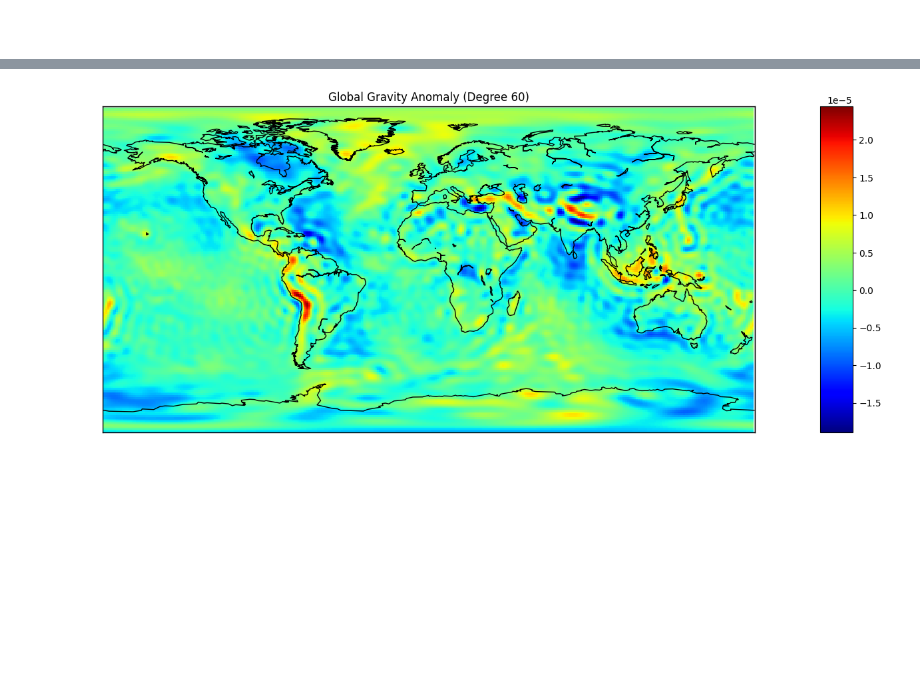
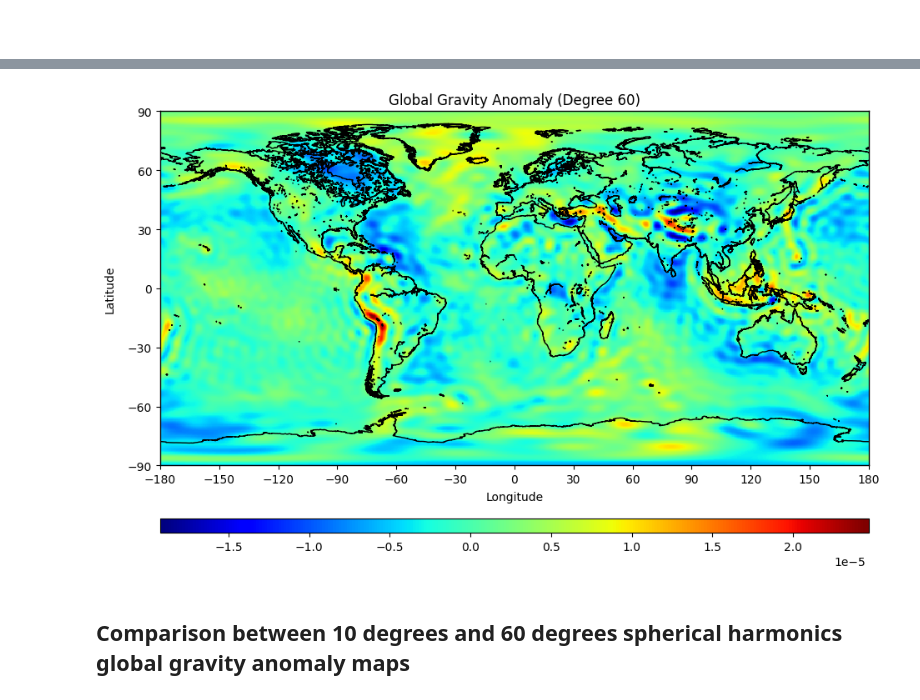
Before and after one commit to adonaymc/ceri8211_S2025, a Jupyter notebook: homework2_gravity/hmwk2_exercise5.ipynb, the cells around one changed output, grey strips where cells are left out. Drawn from its saved outputs; the diff is of its cells as text; code cells hidden in the pictures; blank space fills up the shorter version.

Commit message:
updating to correct plots of global gravity anomaly maps

```diff
--- a/homework2_gravity/hmwk2_exercise5.ipynb
+++ b/homework2_gravity/hmwk2_exercise5.ipynb
@@ -11,12 +18,9 @@ main_dir = os.getcwd()
 if not os.path.exists(os.path.join(main_dir, 'outputs')):
     os.makedirs(os.path.join(main_dir, 'outputs'))
 out_dir = os.path.join(main_dir, 'outputs')
-
-# Define Constant
-R = 6.3781363000000000E+06     # From the WHU-SWPU-GOGR2022S dataset. Radius Earth (m)
 # %%
 ggfm_file = 'WHU-SWPU-GOGR2022S.gfc'
-n_max = 10  # Degree of the spherical harmonic expansion
+n_max = 60  # Degree of the spherical harmonic expansion
 
 C = {}
 S = {}
@@ -67,3 +81,19 @@ def delta_g_single_point(theta, phi, C, S, nmax=10):
 
     delta_g_val = val_sum # I did not multiply by GM/R^2, because it is normalized gravity anomally
     return delta_g_val
+# %%
+# Define lat/lon arrays
+step = 0.5  # Step size in degrees for the grid
+lat_vals = np.arange(-90, 90+1, step)
+lon_vals = np.arange(-180, 180+1, step)
+
+# Prepare a 2D array for the anomaly
+delta_g_map_1 = np.zeros((len(lat_vals), len(lon_vals)))
+
+for i, lat in enumerate(lat_vals):
+    # colatitude in radians:
+    theta = np.radians(90.0 - lat)
+    for j, lon in enumerate(lon_vals):
+        phi = np.radians(lon + 180.0)
+        # Calculate anomaly at this grid point
+        delta_g_map_1[i, j] = delta_g_single_point(theta, phi, C, S, nmax=10)
@@ -70,8 +129,9 @@ def delta_g_single_point(theta, phi, C, S, nmax=10):
 # %%
 # Define lat/lon arrays
-step = 1  # Step size in degrees for the grid
-lat_vals = np.arange(-90, 90, step)
-lon_vals = np.arange(-180, 180, step)
+n_max = 60
+step = 0.5  # Step size in degrees for the grid
+lat_vals = np.arange(-90, 90+1, step)
+lon_vals = np.arange(-180, 180+1, step)
 
 # Prepare a 2D array for the anomaly
 delta_g_map = np.zeros((len(lat_vals), len(lon_vals)))
@@ -82,4 +142,4 @@ for i, lat in enumerate(lat_vals):
     for j, lon in enumerate(lon_vals):
         phi = np.radians(lon + 180.0)
         # Calculate anomaly at this grid point
-        delta_g_map[i, j] = delta_g_single_point(theta, phi, C, S, nmax=n_max)
+        delta_g_map[i, j] = delta_g_single_point(theta, phi, C, S, nmax=60)
@@ -86,25 +166,31 @@ for i, lat in enumerate(lat_vals):
 # %%
-map = Basemap(projection='cyl', llcrnrlat=-90, urcrnrlat=90, llcrnrlon=-180, urcrnrlon=180, resolution='c')
+map = Basemap(projection='cyl', llcrnrlat=-90, urcrnrlat=90, llcrnrlon=-180, urcrnrlon=180, resolution='i')
 #map = Basemap(projection='robin', lon_0=0, resolution='i')
 
 lon_grid, lat_grid = np.meshgrid(lon_vals, lat_vals)
 
 x, y = map(lon_grid, lat_grid)
 
 fig = plt.figure(figsize=(12,6))
 
 map.drawcoastlines()
 map.drawmapboundary()
 
 cs = map.pcolormesh(x, y, delta_g_map, cmap='jet', shading='auto')
 
-cbar = map.colorbar(cs, location='right', pad='10%')
-
-plt.title(f'Global Gravity Anomaly (Degree {n_max})')
+cbar = map.colorbar(cs, location='bottom', pad="15%", size="4%", extend='both', extendfrac='auto', extendrect=True)
+plt.title(f'Global Gravity Anomaly (Degree {60})')
+plt.xlabel('Longitude', labelpad=5)
+plt.ylabel('Latitude', labelpad=10)
+#show ticks and labels
+plt.xticks(np.arange(-180, 181, 30))  # Longitude ticks at 30-degree intervals
+plt.yticks(np.arange(-90, 91, 30))    # Latitude ticks at 30-degree intervals
 
 plt.tight_layout()
 
-plt.savefig(os.path.join(out_dir, f'global_gravity_anomaly_{n_max}.png'))
+plt.savefig(os.path.join(out_dir, f'global_gravity_anomaly_{60}.png'))
 plt.show()
 # %% [output]
-[figure, old version]
+[figure, new version]
+# %% [markdown]
+## Comparison between 10 degrees and 60 degrees spherical harmonics global gravity anomaly maps
```
Also changed, not shown: parts of 9 cells of this notebook, 4 other files.
